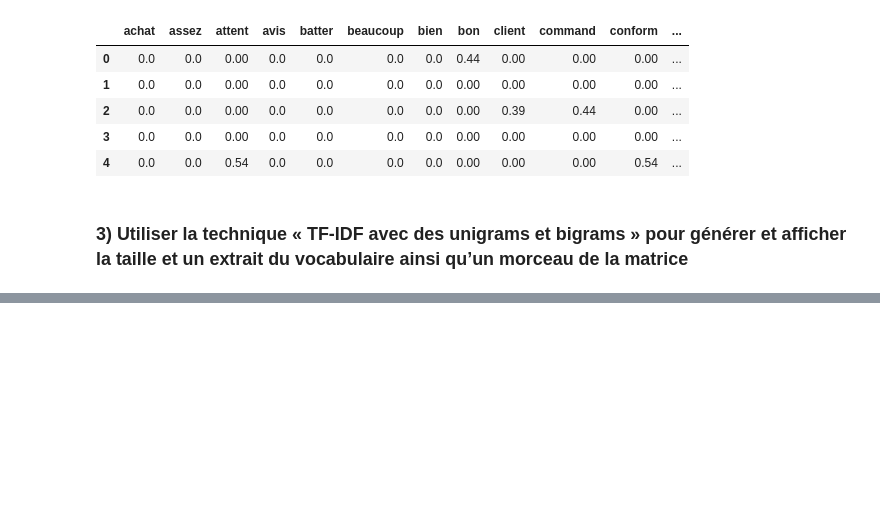
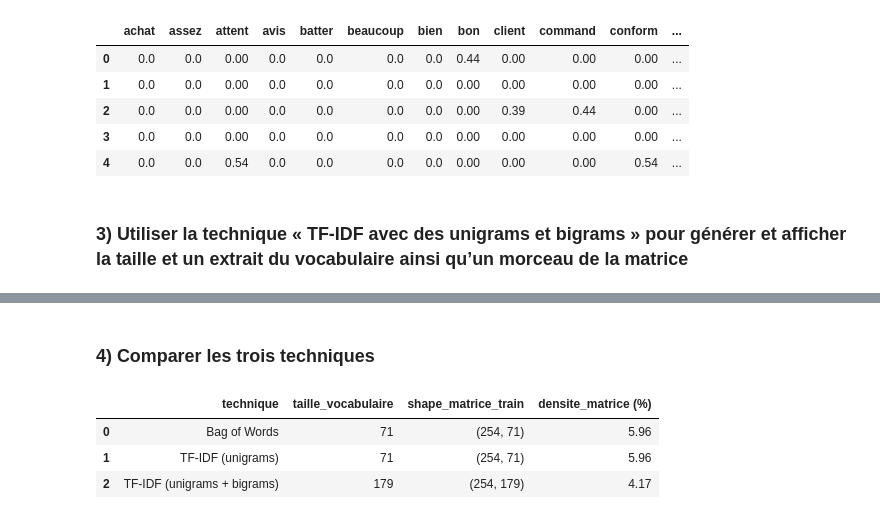
Before and after one commit to dinho325/atelier_prepa_donnees_textuelles, a Jupyter notebook: notebooks/atelier_prepa_donnees_textuelles.ipynb, the cells around one changed output, grey strips where cells are left out. Drawn from its saved outputs; the diff is of its cells as text; code cells hidden in the pictures; blank space fills up the shorter version.

Commit message:
4) Comparer les trois techniques

```diff
--- a/notebooks/atelier_prepa_donnees_textuelles.ipynb
+++ b/notebooks/atelier_prepa_donnees_textuelles.ipynb
@@ -728,0 +751,20 @@ Shape de la matrice train : (254, 71)
+# %% [markdown]
+### 4) Comparer les trois techniques
+# %%
+comparaison = pd.DataFrame({
+    "technique": ["Bag of Words", "TF-IDF (unigrams)", "TF-IDF (unigrams + bigrams)"],
+    "taille_vocabulaire": [X_train_bow.shape[1], X_train_tfidf.shape[1], X_train_tfidf_bigram.shape[1]],
+    "shape_matrice_train": [X_train_bow.shape, X_train_tfidf.shape, X_train_tfidf_bigram.shape],
+    "densite_matrice (%)": [
+        100 * X_train_bow.nnz / (X_train_bow.shape[0] * X_train_bow.shape[1]),
+        100 * X_train_tfidf.nnz / (X_train_tfidf.shape[0] * X_train_tfidf.shape[1]),
+        100 * X_train_tfidf_bigram.nnz / (X_train_tfidf_bigram.shape[0] * X_train_tfidf_bigram.shape[1]),
+    ],
+})
+comparaison["densite_matrice (%)"] = comparaison["densite_matrice (%)"].round(2)
+comparaison
+# %% [output]
+|  | technique | taille_vocabulaire | shape_matrice_train | densite_matrice (%) |
+| 0 | Bag of Words | 71 | (254, 71) | 5.96 |
+| 1 | TF-IDF (unigrams) | 71 | (254, 71) | 5.96 |
+| 2 | TF-IDF (unigrams + bigrams) | 179 | (254, 179) | 4.17 |
```
Also changed, not shown: parts of 1 cell of this notebook.
